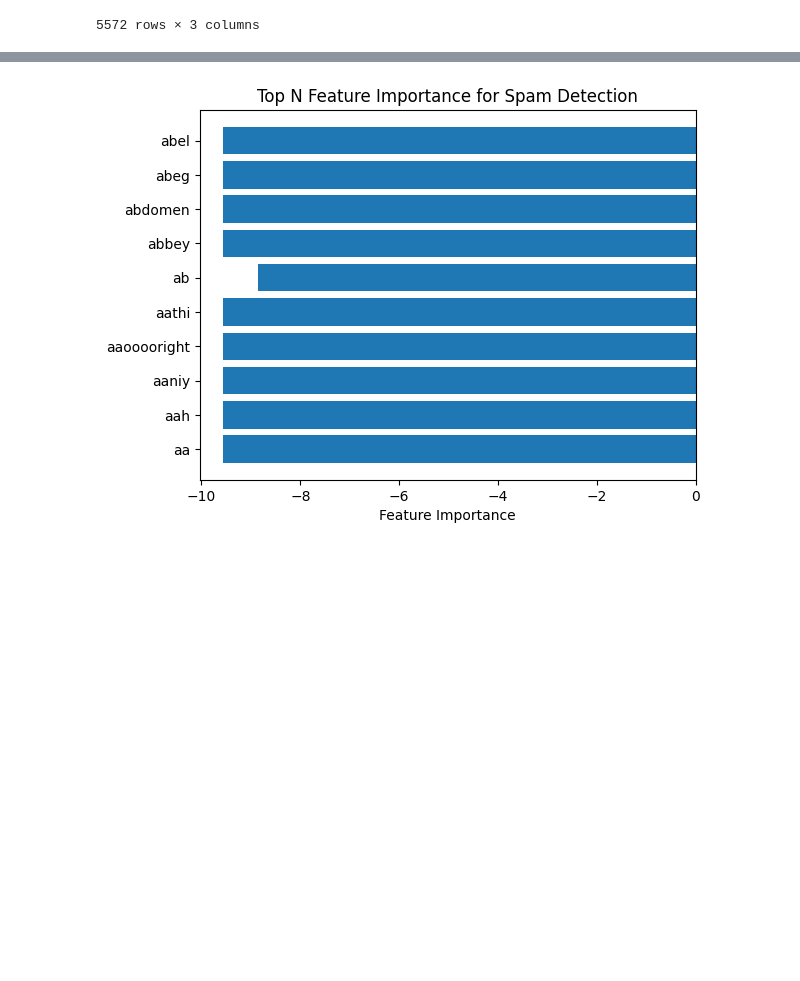
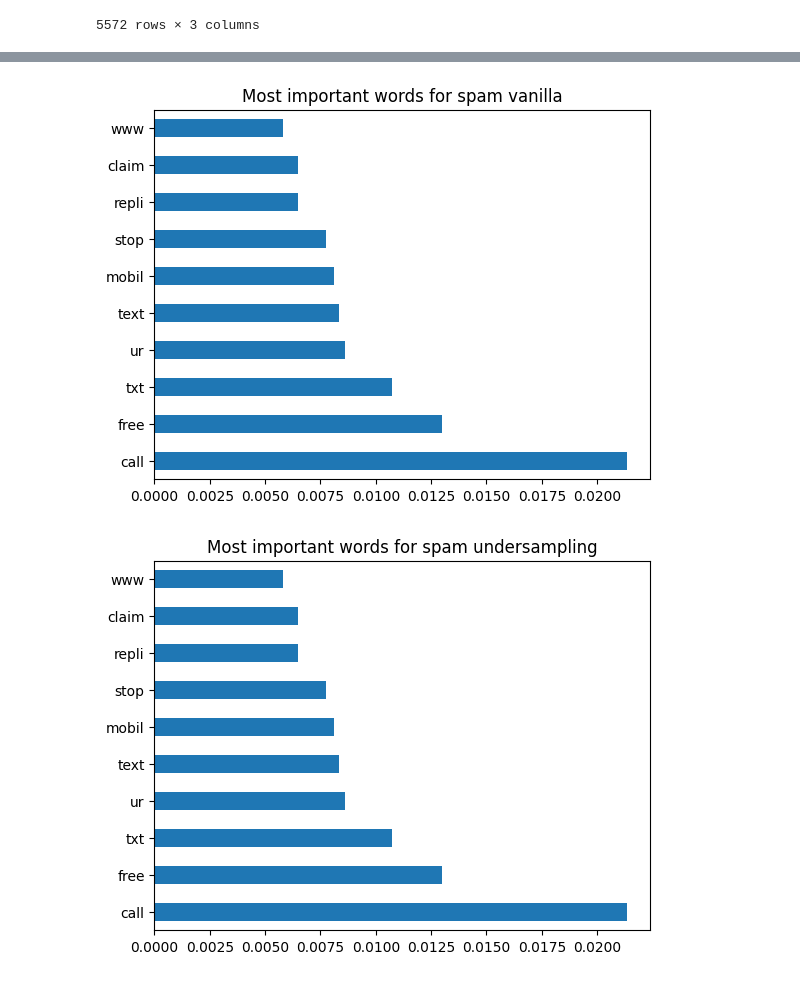
Before and after one commit to Manash-Christ/ML-LABS, a Jupyter notebook: 2348528_lab8.ipynb, the cells around one changed output, grey strips where cells are left out. Cells and saved outputs as stored; diff of their text form; code cells hidden in the pictures; blank space fills up the shorter version.

```diff
--- a/2348528_lab8.ipynb
+++ b/2348528_lab8.ipynb
@@ -128,11 +196,25 @@ plt.show()
-# %%
-feature_importances = spam_detect_model.feature_log_prob_
-words = cv.get_feature_names_out()
-# Plotting feature importance
-plt.barh(range(len(words[:10])), feature_importances[1][:10], align='center')
-plt.yticks(range(len(words[:10])), words[:10])
-plt.xlabel('Feature Importance')
-plt.title('Top N Feature Importance for Spam Detection')
-plt.show()
-# %% [output]
-[figure, removed]
+# %%
+feature_importances1 = np.e**(spam_detect_model1.feature_log_prob_)
+words = cv.get_feature_names_out()
+feat1 = pd.Series({k:i for k,i in zip(words,feature_importances1[1])})
+feat1.sort_values(ascending=False)[:10].plot(kind='barh')
+plt.title("Most important words for spam vanilla")
+plt.show()
+
+feature_importances1 = np.e**(spam_detect_model2.feature_log_prob_)
+words = cv.get_feature_names_out()
+feat1 = pd.Series({k:i for k,i in zip(words,feature_importances1[1])})
+feat1.sort_values(ascending=False)[:10].plot(kind='barh')
+plt.title("Most important words for spam undersampling")
+
+plt.show()
+feature_importances1 = np.e**(spam_detect_model3.feature_log_prob_)
+words = cv.get_feature_names_out()
+feat1 = pd.Series({k:i for k,i in zip(words,feature_importances1[1])})
+feat1.sort_values(ascending=False)[:10].plot(kind='barh')
+plt.title("Most important words for spam oversampling")
+
+plt.show()
+# %% [output]
+[figure, added]
+[figure, added]
```
Also changed, not shown: parts of 15 cells of this notebook.
